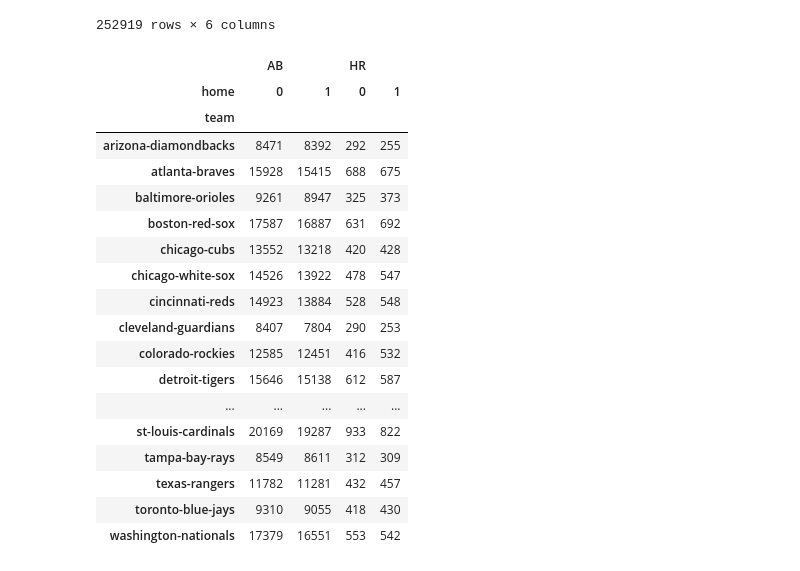
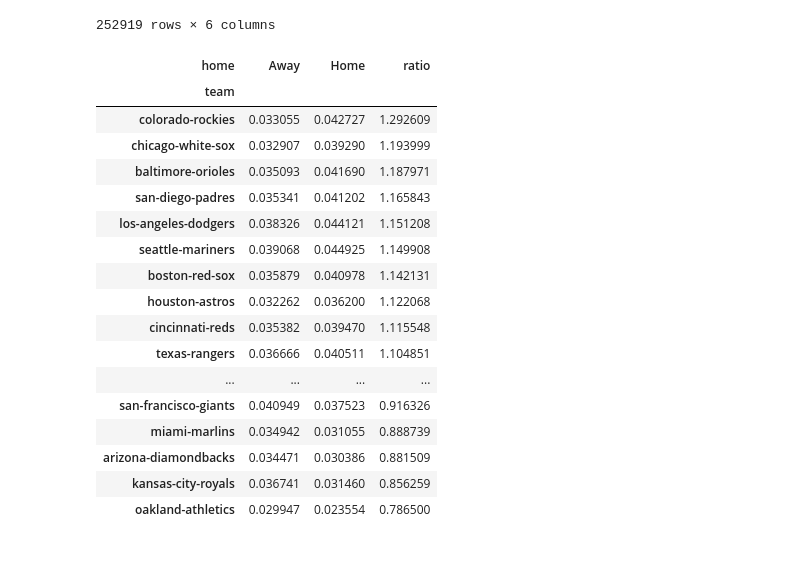
Before and after one commit to chetools/StemUnleashed, a Jupyter notebook: 07Jul2022_MLB.ipynb, the cells around one changed output. Saved outputs shown, nothing was run; the diff lists cells and outputs as text; code cells hidden in the pictures.

```diff
--- a/07Jul2022_MLB.ipynb
+++ b/07Jul2022_MLB.ipynb
@@ -66,24 +66,28 @@ df
 |  | Oneil Cruz | 5 | 0 | 1 | 1 | Sat | 2021-10-02 |
 252919 rows × 6 columns
 # %%
-df.pivot_table(index=['team'],values=['AB','HR'],columns='home',aggfunc='sum')
+team_HR_ratio=df.pivot_table(index=['team'],values=['AB','HR'],columns='home',aggfunc='sum')
+team_HR_ratio=team_HR_ratio.rename(columns={0:"Away",1:"Home"},level=1)
-# %% [output]
-|  | AB |  | HR |  |
-| home | 0 | 1 | 0 | 1 |
-| team |  |  |  |  |
-| arizona-diamondbacks | 8471 | 8392 | 292 | 255 |
-| atlanta-braves | 15928 | 15415 | 688 | 675 |
-| baltimore-orioles | 9261 | 8947 | 325 | 373 |
-| boston-red-sox | 17587 | 16887 | 631 | 692 |
-| chicago-cubs | 13552 | 13218 | 420 | 428 |
-| chicago-white-sox | 14526 | 13922 | 478 | 547 |
-| cincinnati-reds | 14923 | 13884 | 528 | 548 |
-| cleveland-guardians | 8407 | 7804 | 290 | 253 |
-| colorado-rockies | 12585 | 12451 | 416 | 532 |
-| detroit-tigers | 15646 | 15138 | 612 | 587 |
-| ... | ... | ... | ... | ... |
-| st-louis-cardinals | 20169 | 19287 | 933 | 822 |
-| tampa-bay-rays | 8549 | 8611 | 312 | 309 |
-| texas-rangers | 11782 | 11281 | 432 | 457 |
-| toronto-blue-jays | 9310 | 9055 | 418 | 430 |
-| washington-nationals | 17379 | 16551 | 553 | 542 |
+# %%
+team_HomeAway=team_HR_ratio['HR']/team_HR_ratio['AB']
+team_HomeAway['ratio']=team_HomeAway['Home']/team_HomeAway['Away']
+team_HomeAway.sort_values('ratio',ascending=False)
+# %% [output]
+| home | Away | Home | ratio |
+| team |  |  |  |
+| colorado-rockies | 0.033055 | 0.042727 | 1.292609 |
+| chicago-white-sox | 0.032907 | 0.039290 | 1.193999 |
+| baltimore-orioles | 0.035093 | 0.041690 | 1.187971 |
+| san-diego-padres | 0.035341 | 0.041202 | 1.165843 |
+| los-angeles-dodgers | 0.038326 | 0.044121 | 1.151208 |
+| seattle-mariners | 0.039068 | 0.044925 | 1.149908 |
+| boston-red-sox | 0.035879 | 0.040978 | 1.142131 |
+| houston-astros | 0.032262 | 0.036200 | 1.122068 |
+| cincinnati-reds | 0.035382 | 0.039470 | 1.115548 |
+| texas-rangers | 0.036666 | 0.040511 | 1.104851 |
+| ... | ... | ... | ... |
+| san-francisco-giants | 0.040949 | 0.037523 | 0.916326 |
+| miami-marlins | 0.034942 | 0.031055 | 0.888739 |
+| arizona-diamondbacks | 0.034471 | 0.030386 | 0.881509 |
+| kansas-city-royals | 0.036741 | 0.031460 | 0.856259 |
+| oakland-athletics | 0.029947 | 0.023554 | 0.786500 |
```
